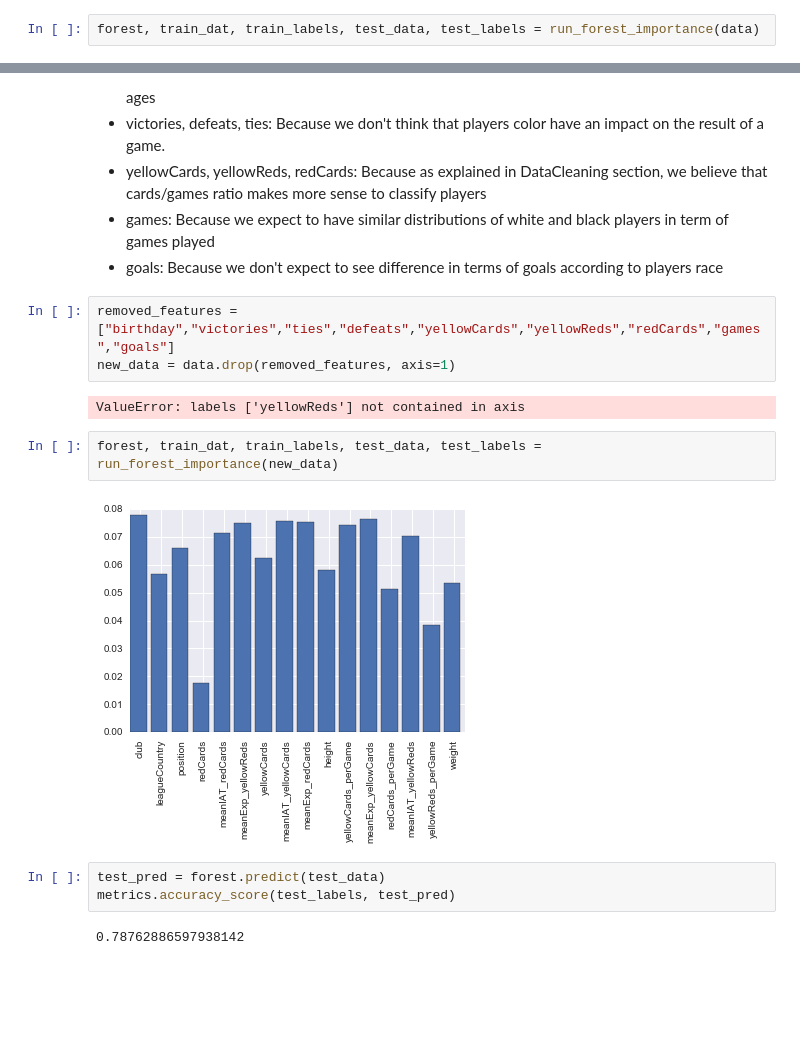
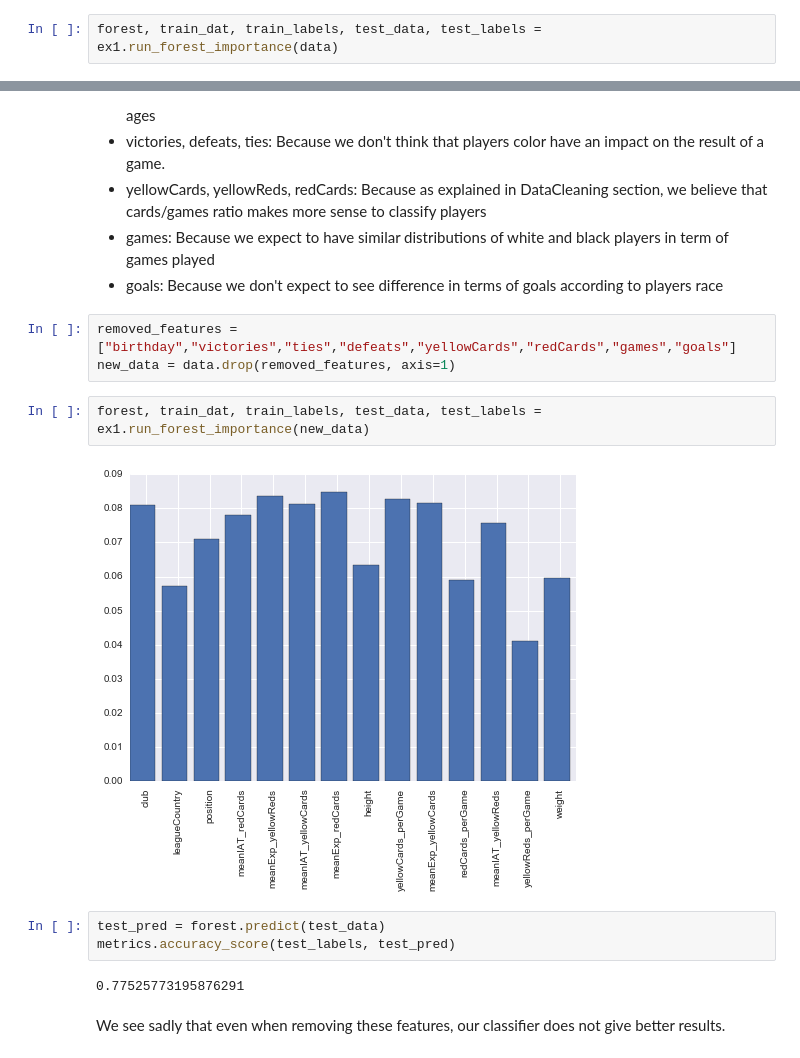
Before and after one commit to nathanquinteiro/ADA-Homework, a Jupyter notebook: 04 - Applied ML/Exercise1.ipynb, the cells around one changed output, grey strips where cells are left out. Drawn from its saved outputs; the diff is of its cells as text; blank space fills up the shorter version.

```diff
--- a/04 - Applied ML/Exercise1.ipynb
+++ b/04 - Applied ML/Exercise1.ipynb
@@ -196,5 +214,5 @@ This corresponds to our first impression that classifiers perform very badly, an
 
 Now that we found the best parameters for our Random Forest Classifier, we want to know what are the most important features used by it.
 # %%
-forest, train_dat, train_labels, test_data, test_labels = run_forest_importance(data)
+forest, train_dat, train_labels, test_data, test_labels = ex1.run_forest_importance(data)
 # %% [output]
@@ -211,16 +229,16 @@ We therefore remove the following features:
 * games: Because we expect to have similar distributions of white and black players in term of games played
 * goals: Because we don't expect to see difference in terms of goals according to players race
 # %%
-removed_features = ["birthday","victories","ties","defeats","yellowCards","yellowReds","redCards","games","goals"]
+removed_features = ["birthday","victories","ties","defeats","yellowCards","redCards","games","goals"]
 new_data = data.drop(removed_features, axis=1)
-# %% [output]
-ValueError: labels ['yellowReds'] not contained in axis
 # %%
-forest, train_dat, train_labels, test_data, test_labels = run_forest_importance(new_data)
+forest, train_dat, train_labels, test_data, test_labels = ex1.run_forest_importance(new_data)
 # %% [output]
-[figure, old version]
+[figure, new version]
 # %%
 test_pred = forest.predict(test_data)
 metrics.accuracy_score(test_labels, test_pred)
 # %% [output]
-0.78762886597938142
+0.77525773195876291
+# %% [markdown]
+We see sadly that even when removing these features, our classifier does not give better results.
```
Also changed, not shown: parts of 11 cells of this notebook, 1 other file.
